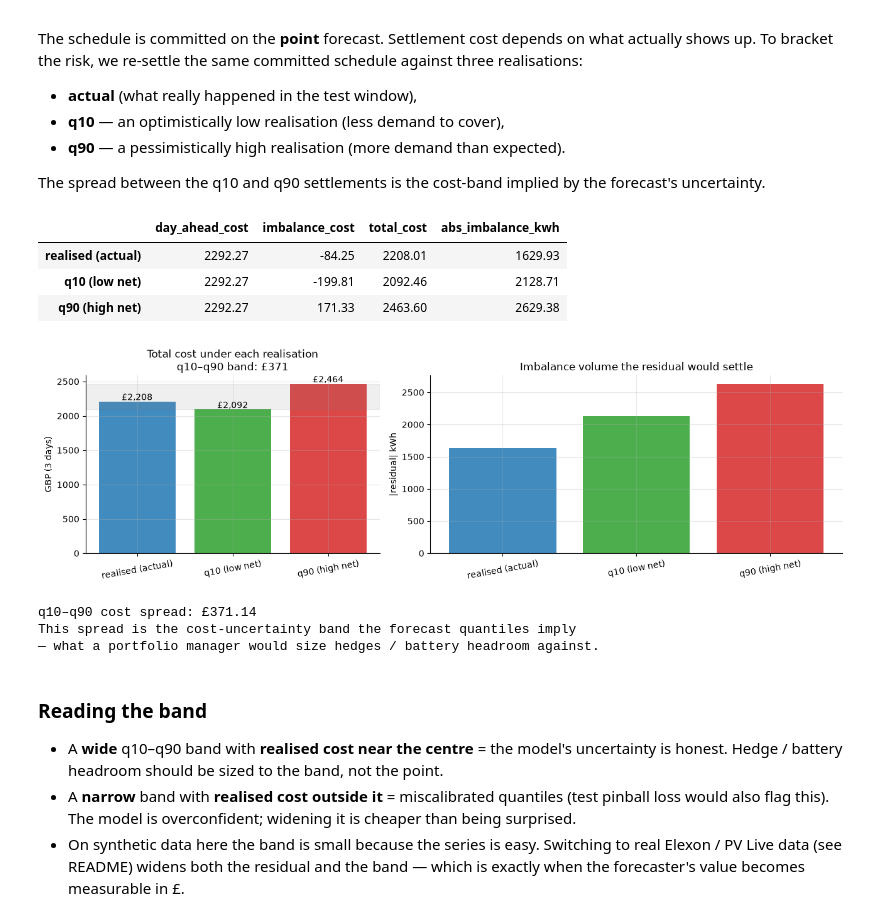
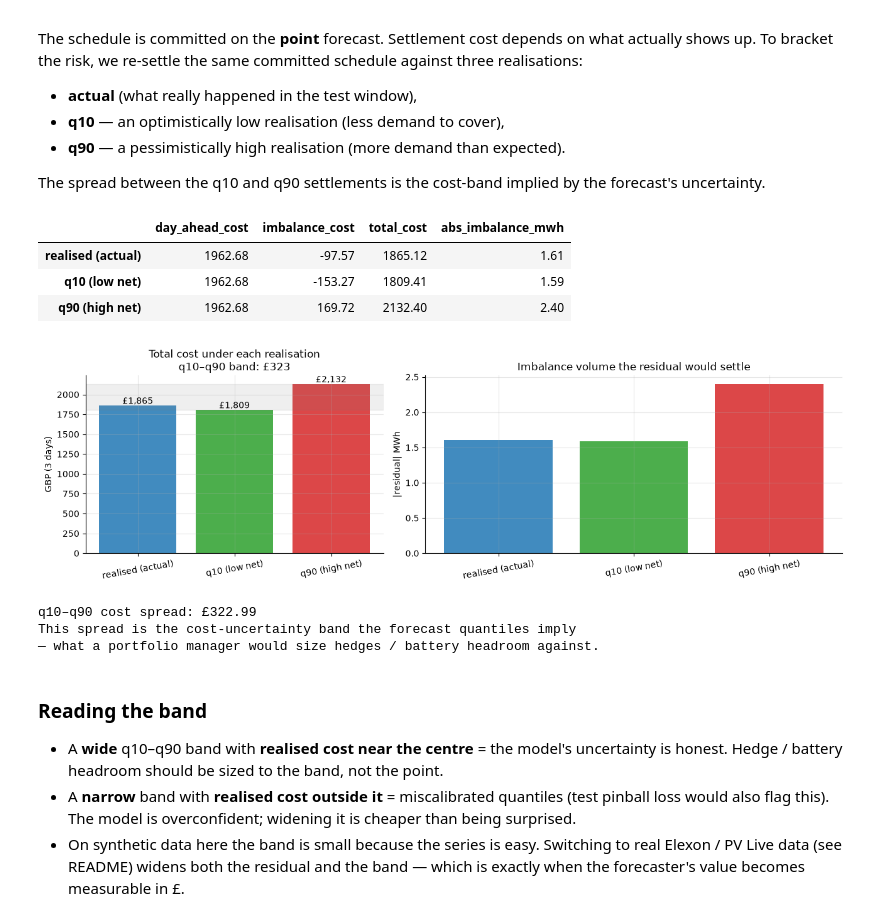
Before and after one commit to tlc91/energy-portfolio-optimisation, a Jupyter notebook: explore.ipynb, the cells around one changed output. Saved outputs shown, nothing was run; the diff lists cells and outputs as text; code cells hidden in the pictures.

```diff
--- a/explore.ipynb
+++ b/explore.ipynb
@@ -269,58 +272,62 @@ The schedule is committed on the **point** forecast. Settlement cost depends on
 
 The spread between the q10 and q90 settlements is the cost-band implied by the forecast's uncertainty.
 # %%
-disp_point = loop.dispatch_lp(fc["point"], da)
+disp_point = loop.dispatch_lp(fc["point"] * KW_PER_MWH_PER_SP, da)
+
+# Battery actions cross from the LP's kW world into the energy world ONCE here.
+charge_mwh = loop._kw_to_mwh(disp_point["charge_kw"])
+discharge_mwh = loop._kw_to_mwh(disp_point["discharge_kw"])
 
 scenarios = {}
 for label, actual_col in [("realised (actual)", "actual"),
                           ("q10 (low net)", "q10"),
                           ("q90 (high net)", "q90")]:
     scenarios[label] = loop.settle(
-        disp_point["grid_kw"], fc[actual_col], da, imb,
-        battery_actions=disp_point,
+        disp_point["grid_mwh"], fc[actual_col], da, imb,
+        charge_mwh=charge_mwh, discharge_mwh=discharge_mwh,
     )
 
 cost_df = pd.DataFrame(scenarios).T[
-    ["day_ahead_cost", "imbalance_cost", "total_cost", "abs_imbalance_kwh"]
+    ["day_ahead_cost", "imbalance_cost", "total_cost", "abs_imbalance_mwh"]
 ].round(2)
 cost_df
 # %% [output]
-|  | day_ahead_cost | imbalance_cost | total_cost | abs_imbalance_kwh |
-| realised (actual) | 2292.27 | -84.25 | 2208.01 | 1629.93 |
-| q10 (low net) | 2292.27 | -199.81 | 2092.46 | 2128.71 |
-| q90 (high net) | 2292.27 | 171.33 | 2463.60 | 2629.38 |
+|  | day_ahead_cost | imbalance_cost | total_cost | abs_imbalance_mwh |
+| realised (actual) | 1962.68 | -97.57 | 1865.12 | 1.61 |
+| q10 (low net) | 1962.68 | -153.27 | 1809.41 | 1.59 |
+| q90 (high net) | 1962.68 | 169.72 | 2132.40 | 2.40 |
 # %%
 fig, (ax1, ax2) = plt.subplots(1, 2, figsize=(13, 4),
                                 gridspec_kw={"width_ratios": [1, 1.4]})
 
 # total cost bars with q10–q90 risk band annotated
 labels = list(cost_df.index)
 totals = cost_df["total_cost"].values
 colors = ["C0", "C2", "C3"]
 bars = ax1.bar(labels, totals, color=colors, alpha=0.85)
 for b, t in zip(bars, totals):
     ax1.text(b.get_x() + b.get_width() / 2, b.get_height() * 1.01,
              f"£{t:,.0f}", ha="center", fontsize=10)
 q10_cost = cost_df.loc["q10 (low net)", "total_cost"]
 q90_cost = cost_df.loc["q90 (high net)", "total_cost"]
 ax1.axhspan(q10_cost, q90_cost, color="grey", alpha=0.12)
 ax1.set(ylabel="GBP (3 days)",
         title=f"Total cost under each realisation\nq10–q90 band: £{q90_cost - q10_cost:,.0f}")
 
-# imbalance kWh by scenario
-ax2.bar(labels, cost_df["abs_imbalance_kwh"].values, color=colors, alpha=0.85)
-ax2.set(ylabel="|residual| kWh",
+# imbalance MWh by scenario
+ax2.bar(labels, cost_df["abs_imbalance_mwh"].values, color=colors, alpha=0.85)
+ax2.set(ylabel="|residual| MWh",
         title="Imbalance volume the residual would settle")
 for ax in (ax1, ax2):
     ax.tick_params(axis="x", labelrotation=10)
 plt.tight_layout(); plt.show()
 
 print(f"q10–q90 cost spread: £{q90_cost - q10_cost:,.2f}")
 print("This spread is the cost-uncertainty band the forecast quantiles imply\n"
       "— what a portfolio manager would size hedges / battery headroom against.")
 # %% [output]
-[figure, old version]
+[figure, new version]
-q10–q90 cost spread: £371.14
+q10–q90 cost spread: £322.99
 This spread is the cost-uncertainty band the forecast quantiles imply
 — what a portfolio manager would size hedges / battery headroom against.
 # %% [markdown]
```
Also changed, not shown: parts of 12 cells of this notebook, 3 other files.
